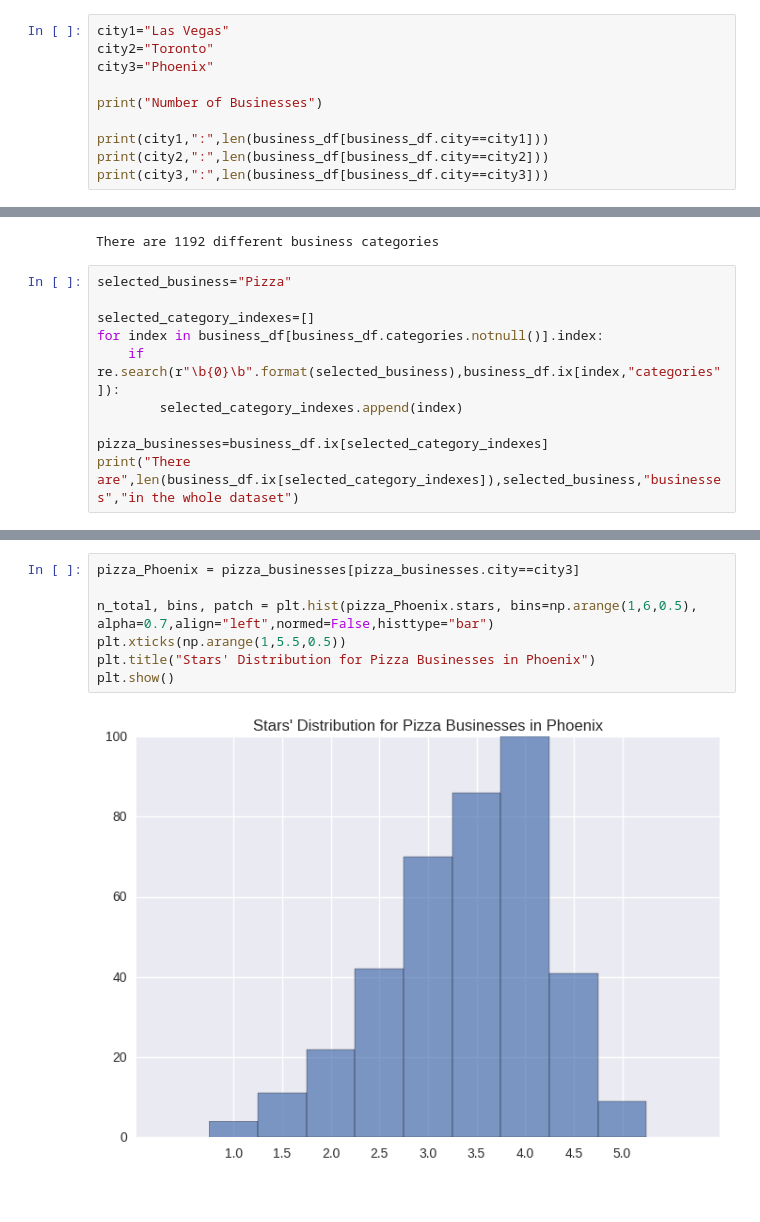
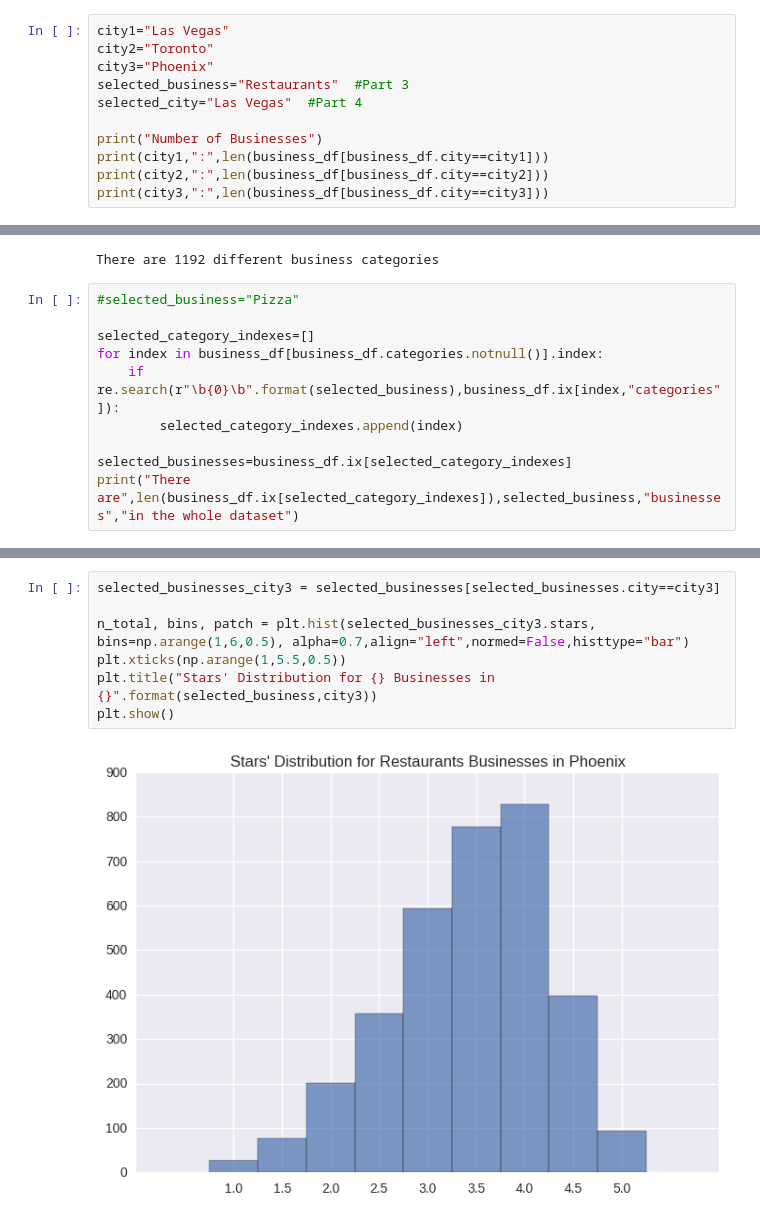
Before and after one commit to klimoka/COMPG011_group_project, a Jupyter notebook: Assi_1.ipynb, the cells around one changed output, grey strips where cells are left out. Saved outputs shown, nothing was run; the diff lists cells and outputs as text.

```diff
--- a/Assi_1.ipynb
+++ b/Assi_1.ipynb
@@ -17,9 +18,10 @@ business_df= pd.read_csv("data/csv/yelp_academic_dataset_business.csv")
 city1="Las Vegas"
 city2="Toronto"
 city3="Phoenix"
+selected_business="Restaurants"  #Part 3
+selected_city="Las Vegas"  #Part 4
 
 print("Number of Businesses")
-
 print(city1,":",len(business_df[business_df.city==city1]))
 print(city2,":",len(business_df[business_df.city==city2]))
 print(city3,":",len(business_df[business_df.city==city3]))
@@ -90,13 +92,13 @@ print("There are",len(diff_categories),"different business categories")
 # %% [output]
 There are 1192 different business categories
 # %%
-selected_business="Pizza"
+#selected_business="Pizza"
 
 selected_category_indexes=[]
 for index in business_df[business_df.categories.notnull()].index:
     if re.search(r"\b{0}\b".format(selected_business),business_df.ix[index,"categories"]):
         selected_category_indexes.append(index)
 
-pizza_businesses=business_df.ix[selected_category_indexes]
+selected_businesses=business_df.ix[selected_category_indexes]
 print("There are",len(business_df.ix[selected_category_indexes]),selected_business,"businesses","in the whole dataset")
 # %% [output]
@@ -122,10 +124,10 @@ plt.show()
 # %%
-pizza_Phoenix = pizza_businesses[pizza_businesses.city==city3]
+selected_businesses_city3 = selected_businesses[selected_businesses.city==city3]
 
-n_total, bins, patch = plt.hist(pizza_Phoenix.stars, bins=np.arange(1,6,0.5), alpha=0.7,align="left",normed=False,histtype="bar")
+n_total, bins, patch = plt.hist(selected_businesses_city3.stars, bins=np.arange(1,6,0.5), alpha=0.7,align="left",normed=False,histtype="bar")
 plt.xticks(np.arange(1,5.5,0.5))
-plt.title("Stars' Distribution for Pizza Businesses in Phoenix")
+plt.title("Stars' Distribution for {} Businesses in {}".format(selected_business,city3))
 plt.show()
 # %% [output]
-[figure, old version]
+[figure, new version]
 # %%
```
Also changed, not shown: parts of 14 cells of this notebook.
